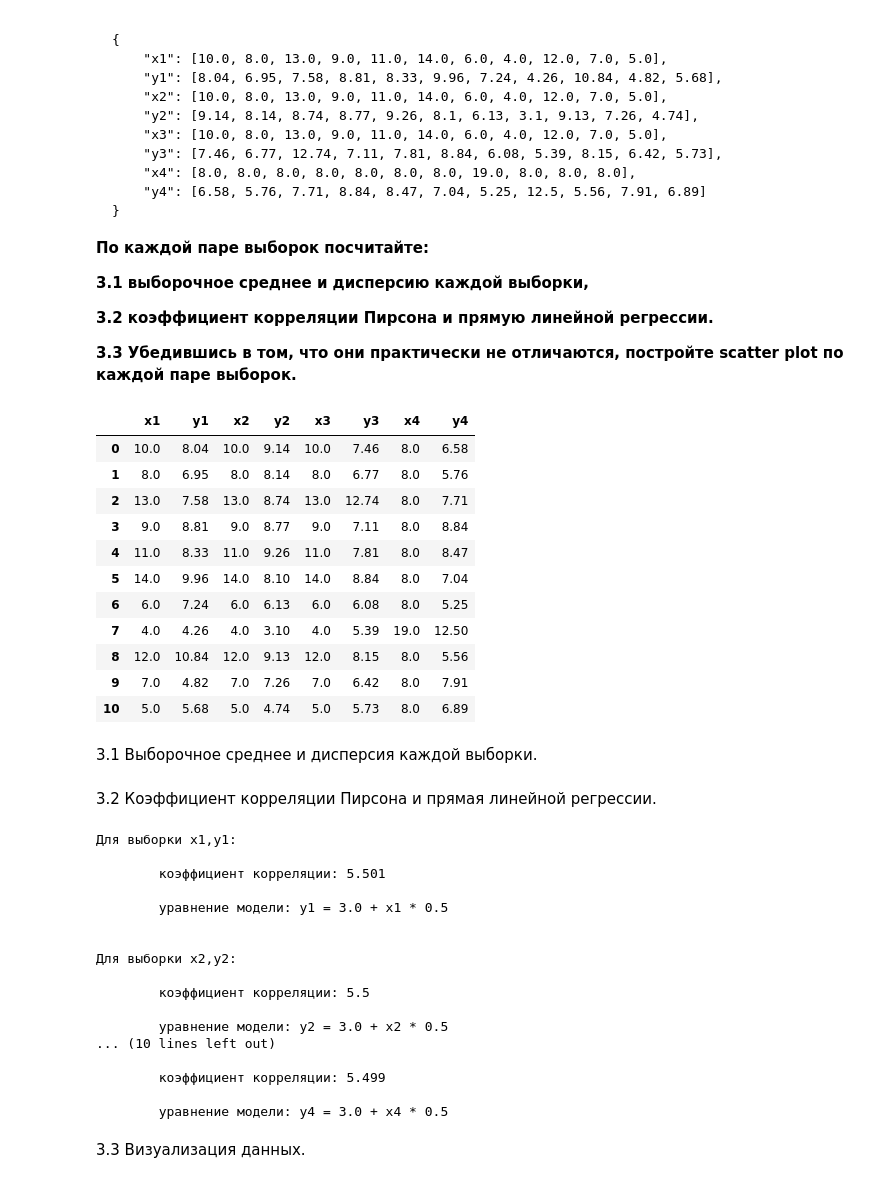
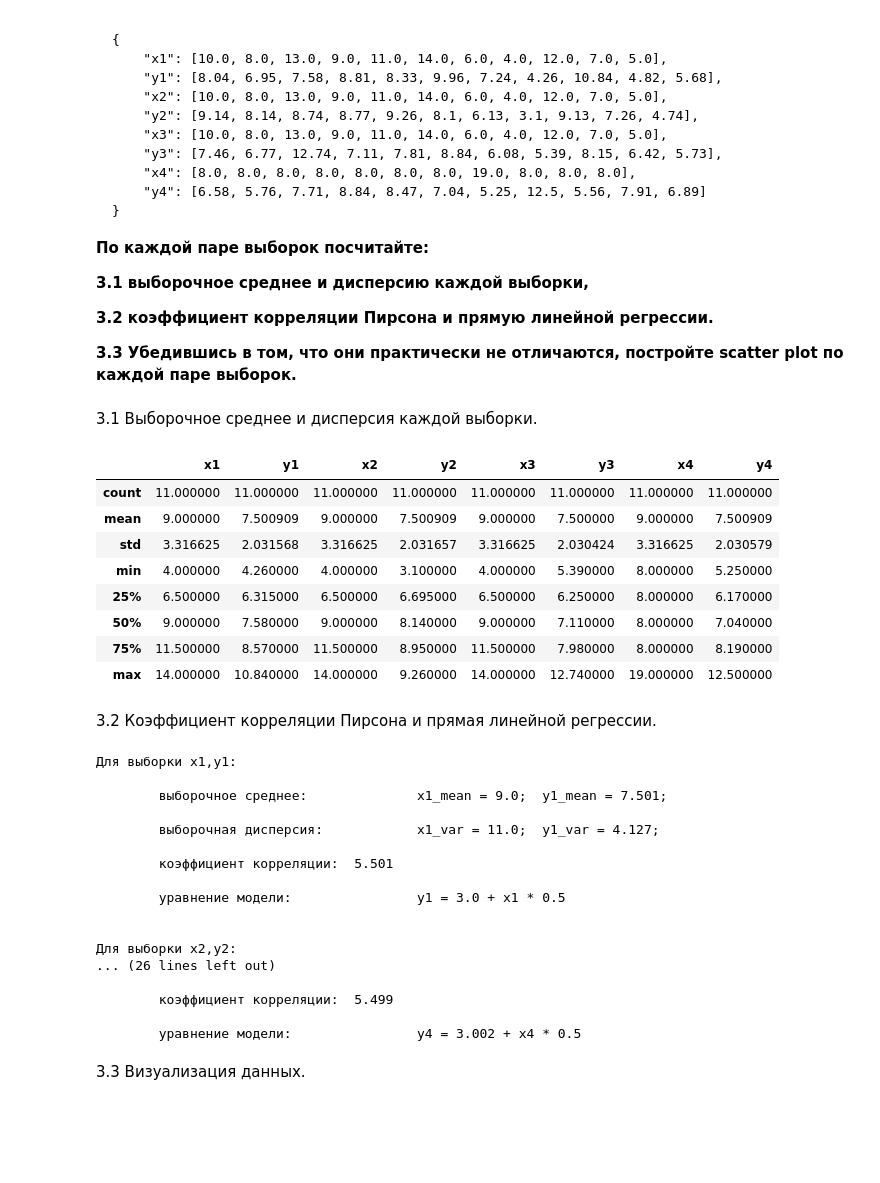
Before and after one commit to dimireme/gb_math_statistics, a Jupyter notebook: lesson_7.ipynb, the cells around one changed output. Drawn from its saved outputs; the diff is of its cells as text; code cells hidden in the pictures; blank space fills up the shorter version.

```diff
--- a/lesson_7.ipynb
+++ b/lesson_7.ipynb
@@ -266,23 +267,20 @@ df = pd.DataFrame({
     "x4": [8.0, 8.0, 8.0, 8.0, 8.0, 8.0, 8.0, 19.0, 8.0, 8.0, 8.0],
     "y4": [6.58, 5.76, 7.71, 8.84, 8.47, 7.04, 5.25, 12.5, 5.56, 7.91, 6.89]
 })
-# %%
-df
-# %% [output]
-|  | x1 | y1 | x2 | y2 | x3 | y3 | x4 | y4 |
-| 0 | 10.0 | 8.04 | 10.0 | 9.14 | 10.0 | 7.46 | 8.0 | 6.58 |
-| 1 | 8.0 | 6.95 | 8.0 | 8.14 | 8.0 | 6.77 | 8.0 | 5.76 |
-| 2 | 13.0 | 7.58 | 13.0 | 8.74 | 13.0 | 12.74 | 8.0 | 7.71 |
-| 3 | 9.0 | 8.81 | 9.0 | 8.77 | 9.0 | 7.11 | 8.0 | 8.84 |
-| 4 | 11.0 | 8.33 | 11.0 | 9.26 | 11.0 | 7.81 | 8.0 | 8.47 |
-| 5 | 14.0 | 9.96 | 14.0 | 8.10 | 14.0 | 8.84 | 8.0 | 7.04 |
-| 6 | 6.0 | 7.24 | 6.0 | 6.13 | 6.0 | 6.08 | 8.0 | 5.25 |
-| 7 | 4.0 | 4.26 | 4.0 | 3.10 | 4.0 | 5.39 | 19.0 | 12.50 |
-| 8 | 12.0 | 10.84 | 12.0 | 9.13 | 12.0 | 8.15 | 8.0 | 5.56 |
-| 9 | 7.0 | 4.82 | 7.0 | 7.26 | 7.0 | 6.42 | 8.0 | 7.91 |
-| 10 | 5.0 | 5.68 | 5.0 | 4.74 | 5.0 | 5.73 | 8.0 | 6.89 |
 # %% [markdown]
 3.1 Выборочное среднее и дисперсия каждой выборки.
+# %%
+df.describe()
+# %% [output]
+|  | x1 | y1 | x2 | y2 | x3 | y3 | x4 | y4 |
+| count | 11.000000 | 11.000000 | 11.000000 | 11.000000 | 11.000000 | 11.000000 | 11.000000 | 11.000000 |
+| mean | 9.000000 | 7.500909 | 9.000000 | 7.500909 | 9.000000 | 7.500000 | 9.000000 | 7.500909 |
+| std | 3.316625 | 2.031568 | 3.316625 | 2.031657 | 3.316625 | 2.030424 | 3.316625 | 2.030579 |
+| min | 4.000000 | 4.260000 | 4.000000 | 3.100000 | 4.000000 | 5.390000 | 8.000000 | 5.250000 |
+| 25% | 6.500000 | 6.315000 | 6.500000 | 6.695000 | 6.500000 | 6.250000 | 8.000000 | 6.170000 |
+| 50% | 9.000000 | 7.580000 | 9.000000 | 8.140000 | 9.000000 | 7.110000 | 8.000000 | 7.040000 |
+| 75% | 11.500000 | 8.570000 | 11.500000 | 8.950000 | 11.500000 | 7.980000 | 8.000000 | 8.190000 |
+| max | 14.000000 | 10.840000 | 14.000000 | 9.260000 | 14.000000 | 12.740000 | 19.000000 | 12.500000 |
 # %% [markdown]
 3.2 Коэффициент корреляции Пирсона и прямая линейной регрессии.
 # %%
@@ -296,26 +294,28 @@ for i in range (1, 5):
     b0 = df[y].mean() - b1 * df[x].mean()
 
     print(f'Для выборки {x},{y}:\n')
-    print(f'\tкоэффициент корреляции: {round(coeff, 5)}\n')
-    print(f'\tуравнение модели: {y} = {round(b0, 2)} + {x} * {round(b1, 2)}\n\n')
+    print(f'\tвыборочное среднее:\t\t {x}_mean = {round(df[x].mean(), 3)};\t {y}_mean = {round(df[y].mean(), 3)};\n')
+    print(f'\tвыборочная дисперсия:\t\t {x}_var = {round(df[x].var(ddof=1), 3)};\t {y}_var = {round(df[y].var(ddof=1), 3)};\n')
+    print(f'\tкоэффициент корреляции:\t {round(coeff, 3)}\n')
+    print(f'\tуравнение модели:\t\t {y} = {round(b0, 3)} + {x} * {round(b1, 3)}\n\n')
 # %% [output]
 Для выборки x1,y1:
 
-        коэффициент корреляции: 5.501
+        выборочное среднее:              x1_mean = 9.0;  y1_mean = 7.501;
 
-        уравнение модели: y1 = 3.0 + x1 * 0.5
+        выборочная дисперсия:            x1_var = 11.0;  y1_var = 4.127;
+
+        коэффициент корреляции:  5.501
+
+        уравнение модели:                y1 = 3.0 + x1 * 0.5
 
 
 Для выборки x2,y2:
+... (26 lines left out)
 
-        коэффициент корреляции: 5.5
+        коэффициент корреляции:  5.499
 
-        уравнение модели: y2 = 3.0 + x2 * 0.5
-... (10 lines left out)
-
-        коэффициент корреляции: 5.499
-
-        уравнение модели: y4 = 3.0 + x4 * 0.5
+        уравнение модели:                y4 = 3.002 + x4 * 0.5
 # %% [markdown]
 3.3 Визуализация данных.
 # %%
```
Also changed, not shown: parts of 1 cell of this notebook.
